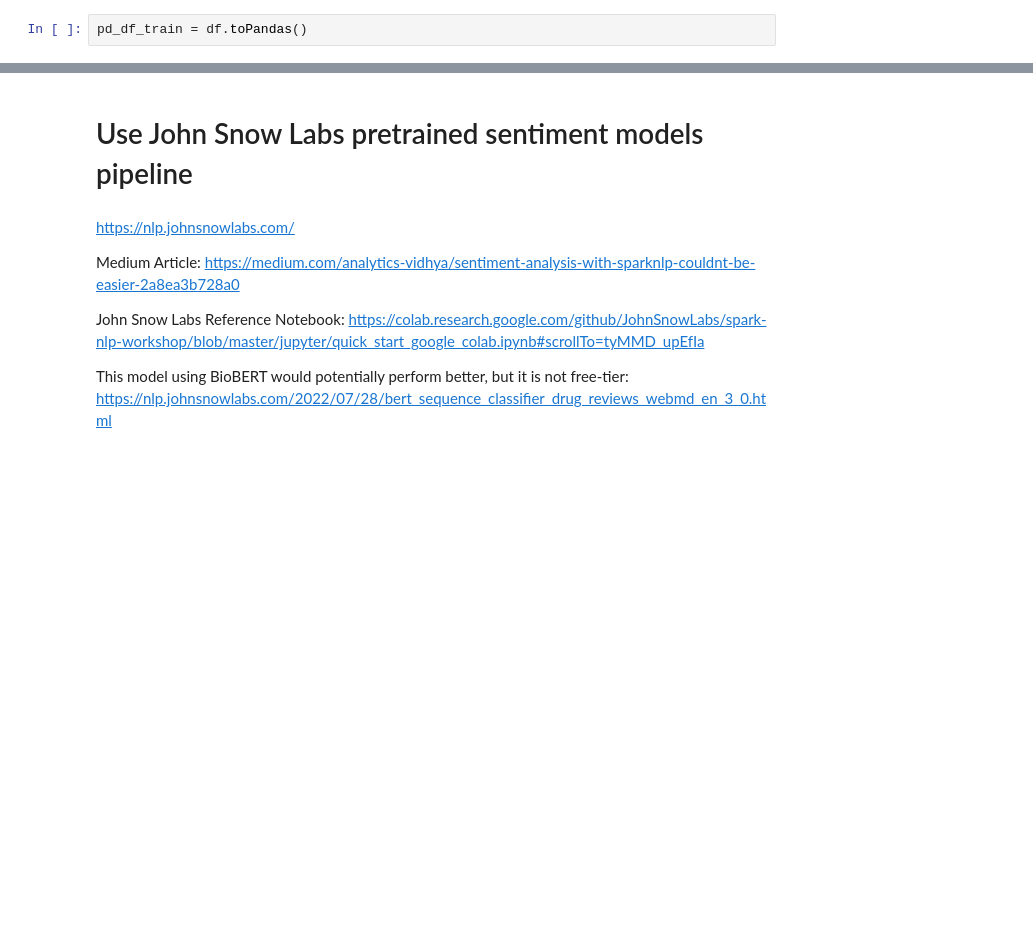
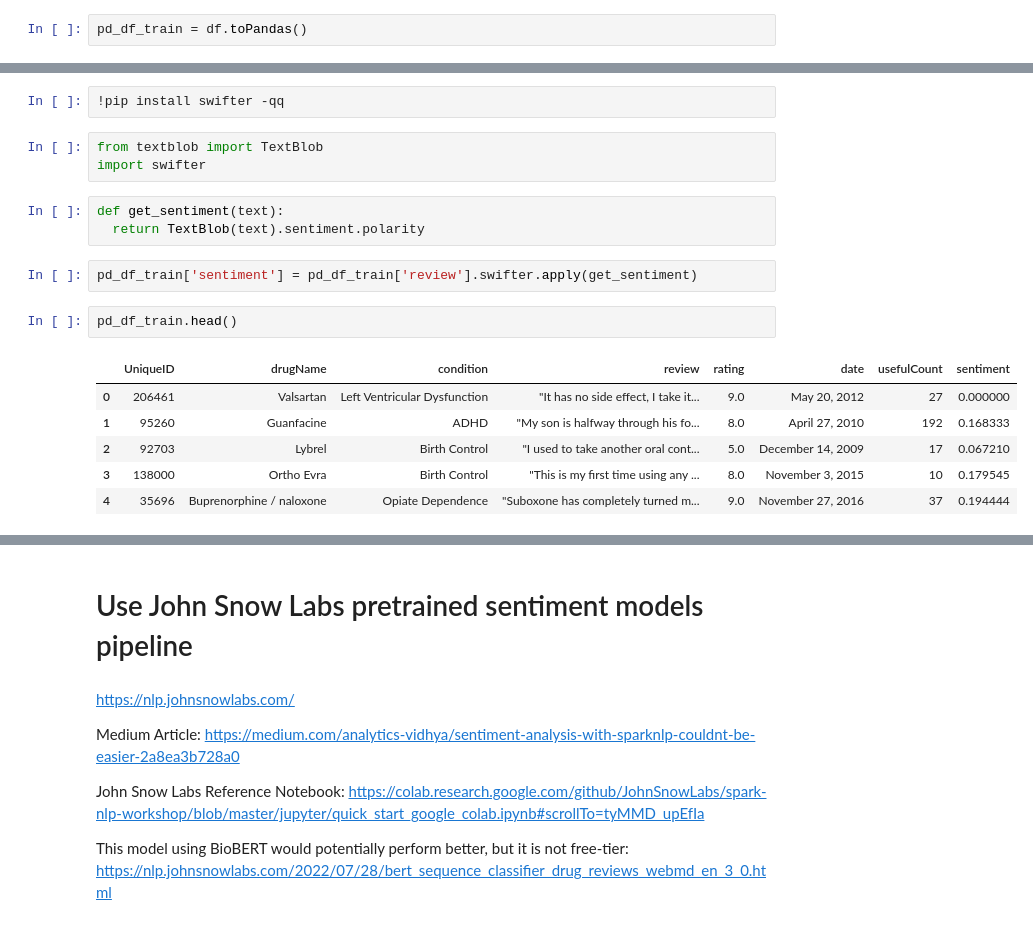
Before and after one commit to cardosa1/UMBC-DATA603-Group3-Project, a Jupyter notebook: Sentiment_Extraction.ipynb, the cells around one changed output, grey strips where cells are left out. Drawn from its saved outputs; the diff is of its cells as text; blank space fills up the shorter version.

Commit message:
Add files via upload
Updated how sentiment extraction was done to be more performant.

```diff
--- a/Sentiment_Extraction.ipynb
+++ b/Sentiment_Extraction.ipynb
@@ -219,0 +283,19 @@ sc._jvm.org.apache.spark.util.SizeEstimator.estimate(JavaObj)
+# %%
+!pip install swifter -qq
+# %%
+from textblob import TextBlob
+import swifter
+# %%
+def get_sentiment(text):
+  return TextBlob(text).sentiment.polarity
+# %%
+pd_df_train['sentiment'] = pd_df_train['review'].swifter.apply(get_sentiment)
+# %%
+pd_df_train.head()
+# %% [output]
+|  | UniqueID | drugName | condition | review | rating | date | usefulCount | sentiment |
+| 0 | 206461 | Valsartan | Left Ventricular Dysfunction | "It has no side effect, I take it... | 9.0 | May 20, 2012 | 27 | 0.000000 |
+| 1 | 95260 | Guanfacine | ADHD | "My son is halfway through his fo... | 8.0 | April 27, 2010 | 192 | 0.168333 |
+| 2 | 92703 | Lybrel | Birth Control | "I used to take another oral cont... | 5.0 | December 14, 2009 | 17 | 0.067210 |
+| 3 | 138000 | Ortho Evra | Birth Control | "This is my first time using any ... | 8.0 | November 3, 2015 | 10 | 0.179545 |
+| 4 | 35696 | Buprenorphine / naloxone | Opiate Dependence | "Suboxone has completely turned m... | 9.0 | November 27, 2016 | 37 | 0.194444 |
```
Also changed, not shown: parts of 38 cells of this notebook, 1 other file.
